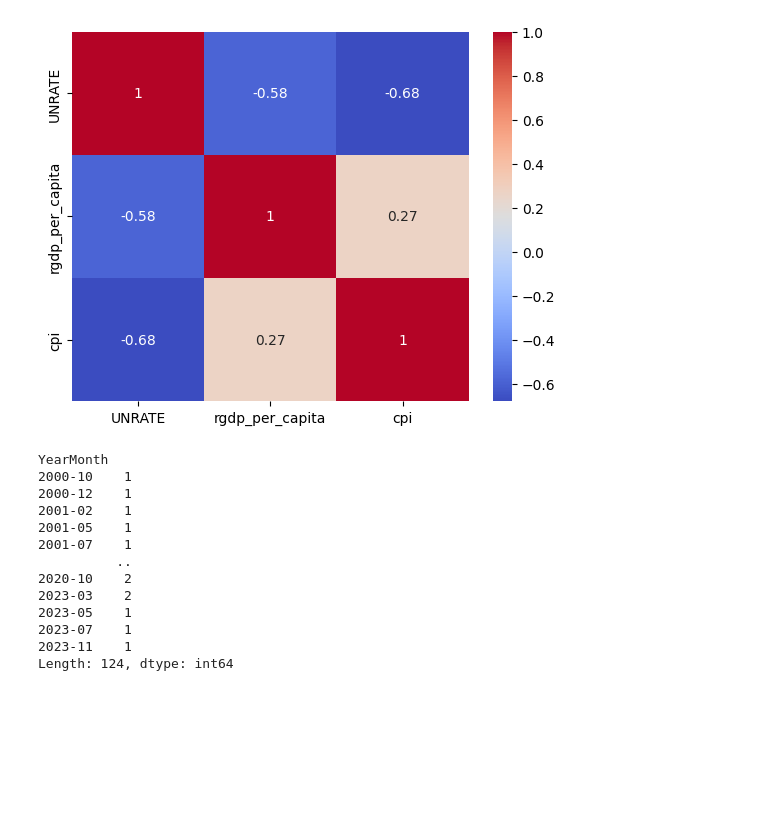
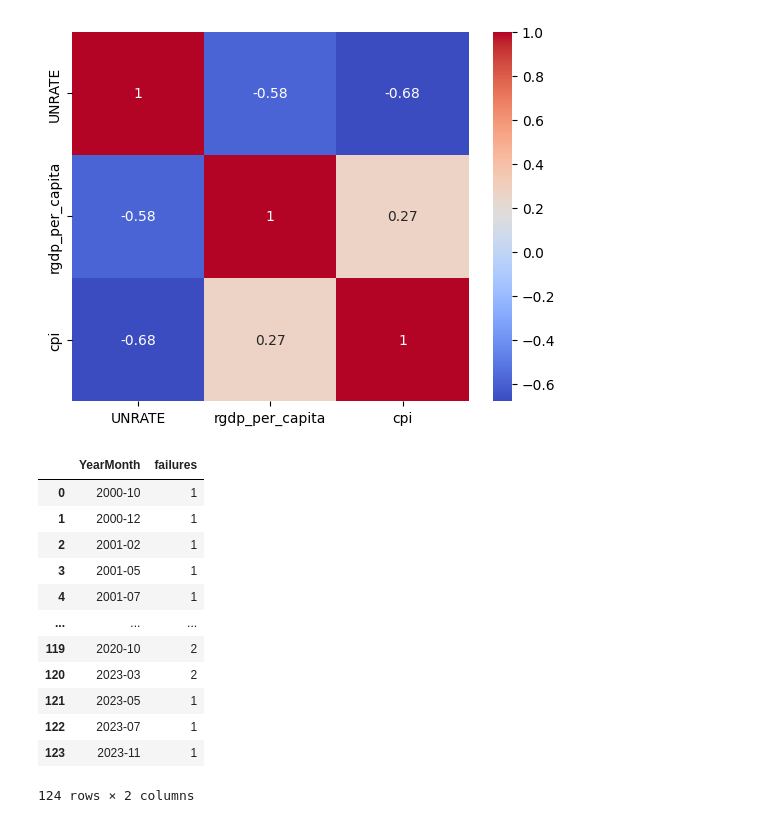
Before and after one commit to layadang/cs-365-bank-failures, a Jupyter notebook: main.ipynb, the cells around one changed output. Cells and saved outputs as stored; diff of their text form; code cells hidden in the pictures; blank space fills up the shorter version.

```diff
--- a/main.ipynb
+++ b/main.ipynb
@@ -316,23 +316,24 @@ plt.show()
 # %%
 failed["YearMonth"] = pd.to_datetime(failed["DATE"]).dt.to_period('M').astype(str)
 failed
 bank_failures_per_yearmonth = failed.groupby("YearMonth").size()
 
+bank_failures_per_yearmonth = bank_failures_per_yearmonth.to_frame(name='failures').reset_index()
 bank_failures_per_yearmonth
 # %% [output]
+|  | YearMonth | failures |
+| 0 | 2000-10 | 1 |
+| 1 | 2000-12 | 1 |
+| 2 | 2001-02 | 1 |
+| 3 | 2001-05 | 1 |
+| 4 | 2001-07 | 1 |
+| ... | ... | ... |
+| 119 | 2020-10 | 2 |
+| 120 | 2023-03 | 2 |
+| 121 | 2023-05 | 1 |
+| 122 | 2023-07 | 1 |
+| 123 | 2023-11 | 1 |
-YearMonth
-2000-10    1
-2000-12    1
-2001-02    1
-2001-05    1
-2001-07    1
-          ..
-2020-10    2
-2023-03    2
-2023-05    1
-2023-07    1
-2023-11    1
-Length: 124, dtype: int64
+124 rows × 2 columns
 # %%
 unemployment["YearMonth"] = pd.to_datetime(unemployment["DATE"]).dt.to_period('M').astype(str)
 gdp["YearMonth"] = pd.to_datetime(gdp["DATE"]).dt.to_period('M').astype(str)
```
Also changed, not shown: parts of 7 cells of this notebook.
